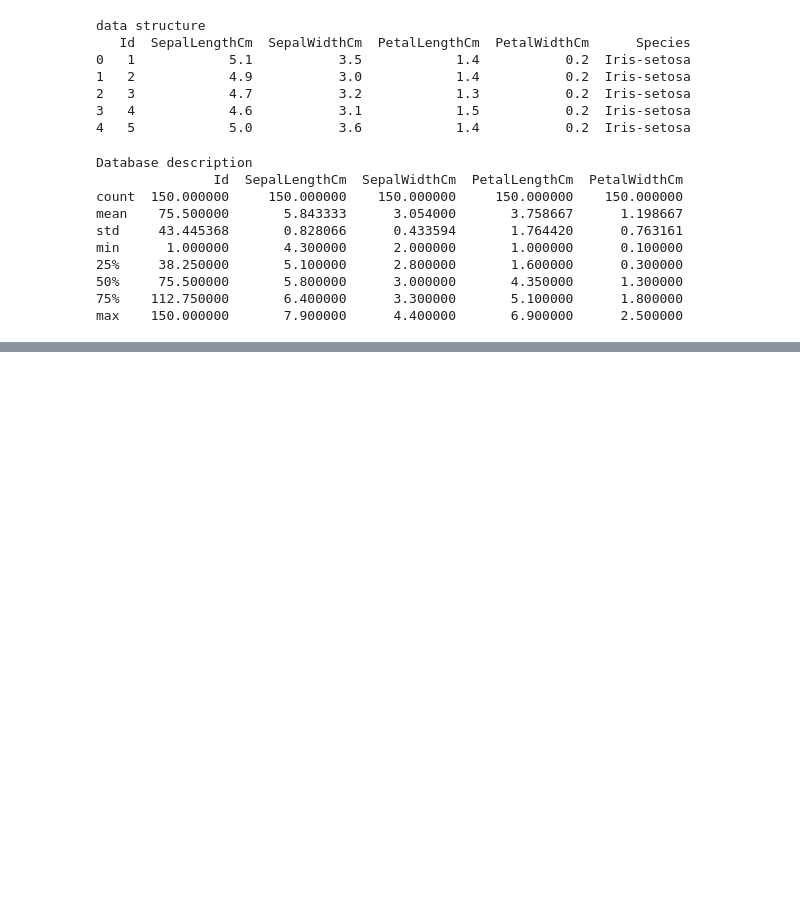
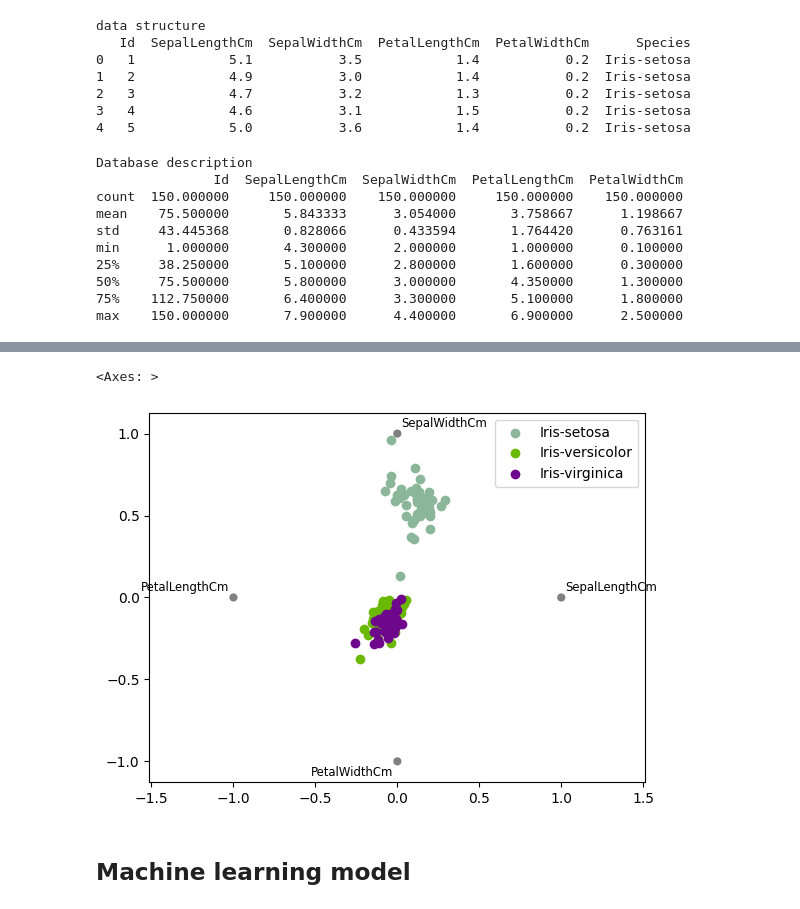
Before and after one commit to danielrawlins21/Machine_Learing_Intro, a Jupyter notebook: machine learning module/logistic_regresor.ipynb, the cells around one changed output, grey strips where cells are left out. Saved outputs shown, nothing was run; the diff lists cells and outputs as text; code cells hidden in the pictures; blank space fills up the shorter version.

```diff
--- a/machine learning module/logistic_regresor.ipynb
+++ b/machine learning module/logistic_regresor.ipynb
@@ -45,0 +66,8 @@ plt.show()
+# %%
+from pandas.plotting import radviz
+radviz(iris.drop("Id", axis=1), "Species")
+# %% [output]
+<Axes: >
+[figure, added]
+# %% [markdown]
+## Machine learning model
```
Also changed, not shown: parts of 4 cells of this notebook.
